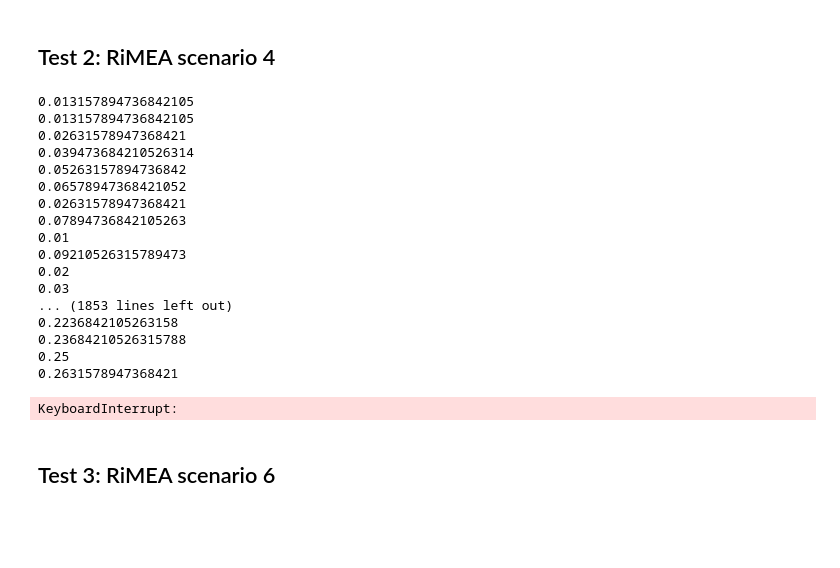
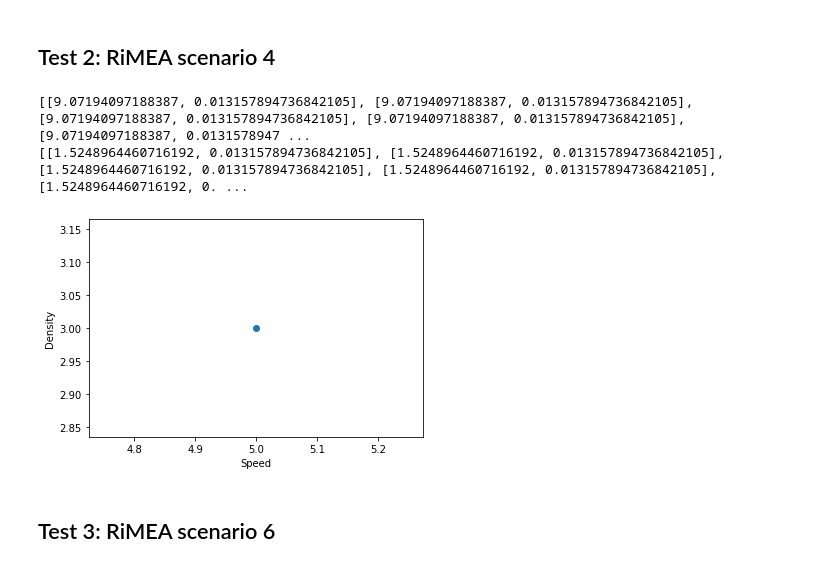
Before and after one commit to christinanb/cellular-automation, a Jupyter notebook: Simulation.ipynb, the cells around one changed output. Drawn from its saved outputs; the diff is of its cells as text; code cells hidden in the pictures; blank space fills up the shorter version.

Commit message:
speed and density implemented

```diff
--- a/Simulation.ipynb
+++ b/Simulation.ipynb
@@ -143,60 +147,44 @@ error: display Surface quit
 # %%
 from numpy.random import default_rng
 import random
-import matplotlib.pyplot as plot
+import matplotlib.pyplot as plt
 
 rng = default_rng()
-size_pedestrians = 100
-pedestrian_loc = rng.choice([(x, y) for x in range(3, 50) for y in range(3, 8)], size=size_pedestrians, replace=False)
+size_pedestrians = 1
+pedestrian_loc = rng.choice([(x, y) for x in range(50, 72) for y in range(3, 8)], size=size_pedestrians, replace=False)
 
 obstacles_loc = [(x, 2) for x in range(1, 148)] + [(x, 8) for x in range(1, 148)]
 
 targets_loc = [(148, y) for y in range(4, 6)]
 
 speed = []
 for i in range(0, size_pedestrians):
-    num = random.uniform(0.6, 0.7) # 1.2, 1.4 => 0.6, 0.7
+    num = random.uniform(0.6, 0.7)
     speed.append(num)
 
 points = [(75, 5), (75, 6), (68, 5)]
 
 areas = [[(0, 7), (25, 3)], [(26, 7), (45, 3)], [(46, 7), (65, 3)], [(66, 7), (85, 3)], [(86, 7), (105, 3)], [(106, 7), (125, 3)], [(126, 7), (146, 3)]]
 
-#densities = [0.5, 1, 2, 3, 4, 5, 6]
-#densities = [0.25, 0.5, 1, 1.5, 2, 2.5, 3]
-
 controller = PedestrianController(150, 11, pedestrian_loc,
-                                    targets_loc, obstacles_loc, points, speed, 10000, True, True, True)
+                                    targets_loc, obstacles_loc, points, speed, 10000, True, True, True, True)
 controller.set_areas(areas)
 
 controller.init_costs()
 controller.run()
 
-"""
-fig, ax = plot.subplots(1,1)
+for coordinate in controller.get_coordinates():
+    if coordinate:
+        print(coordinate)
 
-ax.set_xlabel("Speed")
-ax.set_ylabel("Locations")
-"""
+plt.plot(5, 3,'o')
+plt.xlabel('Speed')
+plt.ylabel('Density')
+plt.show()
 # %% [output]
-0.013157894736842105
-0.013157894736842105
-0.02631578947368421
-0.039473684210526314
-0.05263157894736842
-0.06578947368421052
-0.02631578947368421
-0.07894736842105263
-0.01
-0.09210526315789473
-0.02
-0.03
-... (1853 lines left out)
-0.2236842105263158
-0.23684210526315788
-0.25
-0.2631578947368421
+[[9.07194097188387, 0.013157894736842105], [9.07194097188387, 0.013157894736842105], [9.07194097188387, 0.013157894736842105], [9.07194097188387, 0.013157894736842105], [9.07194097188387, 0.0131578947 ...
+[[1.5248964460716192, 0.013157894736842105], [1.5248964460716192, 0.013157894736842105], [1.5248964460716192, 0.013157894736842105], [1.5248964460716192, 0.013157894736842105], [1.5248964460716192, 0. ...
-KeyboardInterrupt:
+[figure, added]
 # %% [markdown]
 ## Test 3: RiMEA scenario 6
 # %%
```
Also changed, not shown: parts of 2 cells of this notebook, 3 other files.
